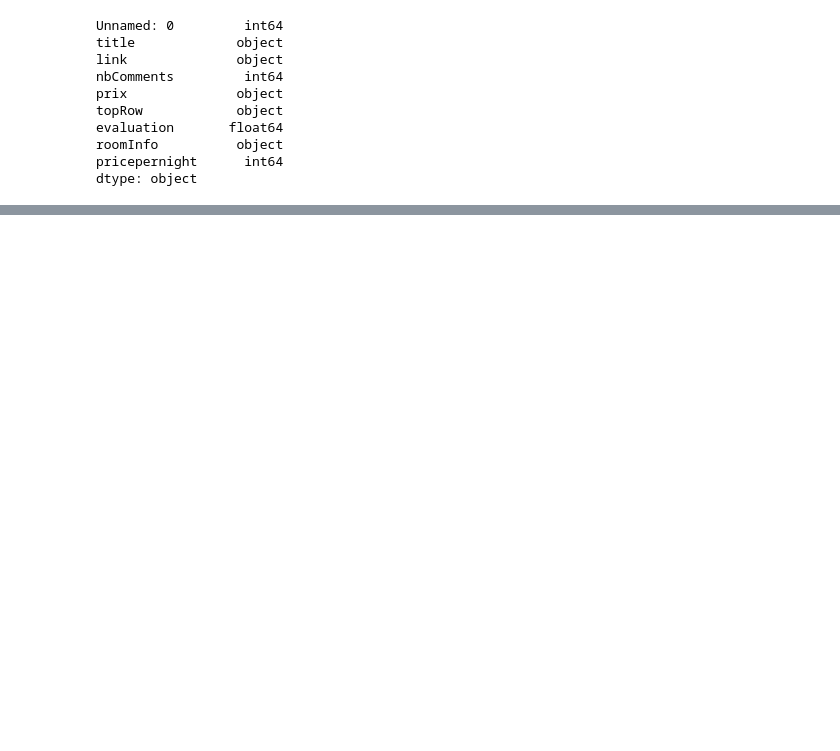
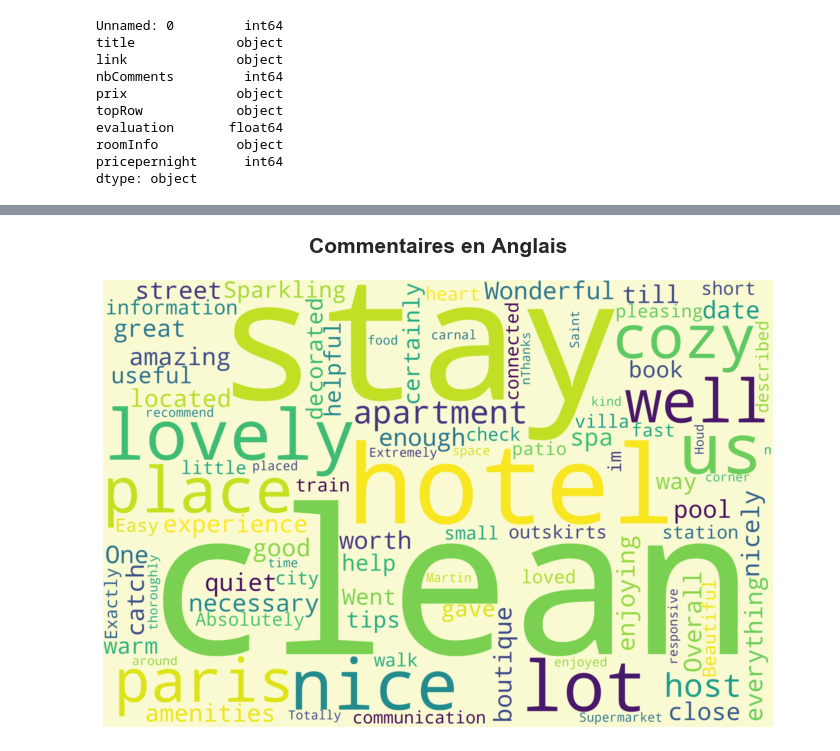
Before and after one commit to Gil97-tech/TP2A, a Jupyter notebook: Modelisation_sentiment_analysis.ipynb, the cells around one changed output, grey strips where cells are left out. Cells and saved outputs as stored; diff of their text form; code cells hidden in the pictures; blank space fills up the shorter version.

```diff
--- a/Modelisation_sentiment_analysis.ipynb
+++ b/Modelisation_sentiment_analysis.ipynb
@@ -148,0 +247,4 @@ df
+# %%
+# On splitte la base en deux dataframes, l'une en anglais et l'autre en français
+df_en = df[(df['language']=='en')]
+df_fr  = df[(df['language']=='fr')]
@@ -148,0 +287,18 @@ df
+# %%
+#  intégrer le graphique dans une fonction pour en faciliter l'accès
+
+def plot_wordcloud(wordcloud, language):
+    plt.figure(figsize=(12, 10))
+    plt.imshow(wordcloud, interpolation = 'bilinear')
+    plt.axis("off")
+    plt.title('Commentaires en ' + language + '\n', fontsize=21, fontweight='bold')
+    plt.show()
+# %%
+# anglais
+wordcloud = WordCloud(max_font_size=None, max_words=200, background_color="lightgoldenrodyellow",
+                      width=3000, height=2000,
+                      stopwords=stopwords.words('english')).generate(str(df_en.commentaires.values))
+
+plot_wordcloud(wordcloud, 'Anglais')
+# %% [output]
+[figure, added]
```
Also changed, not shown: parts of 21 cells of this notebook.
